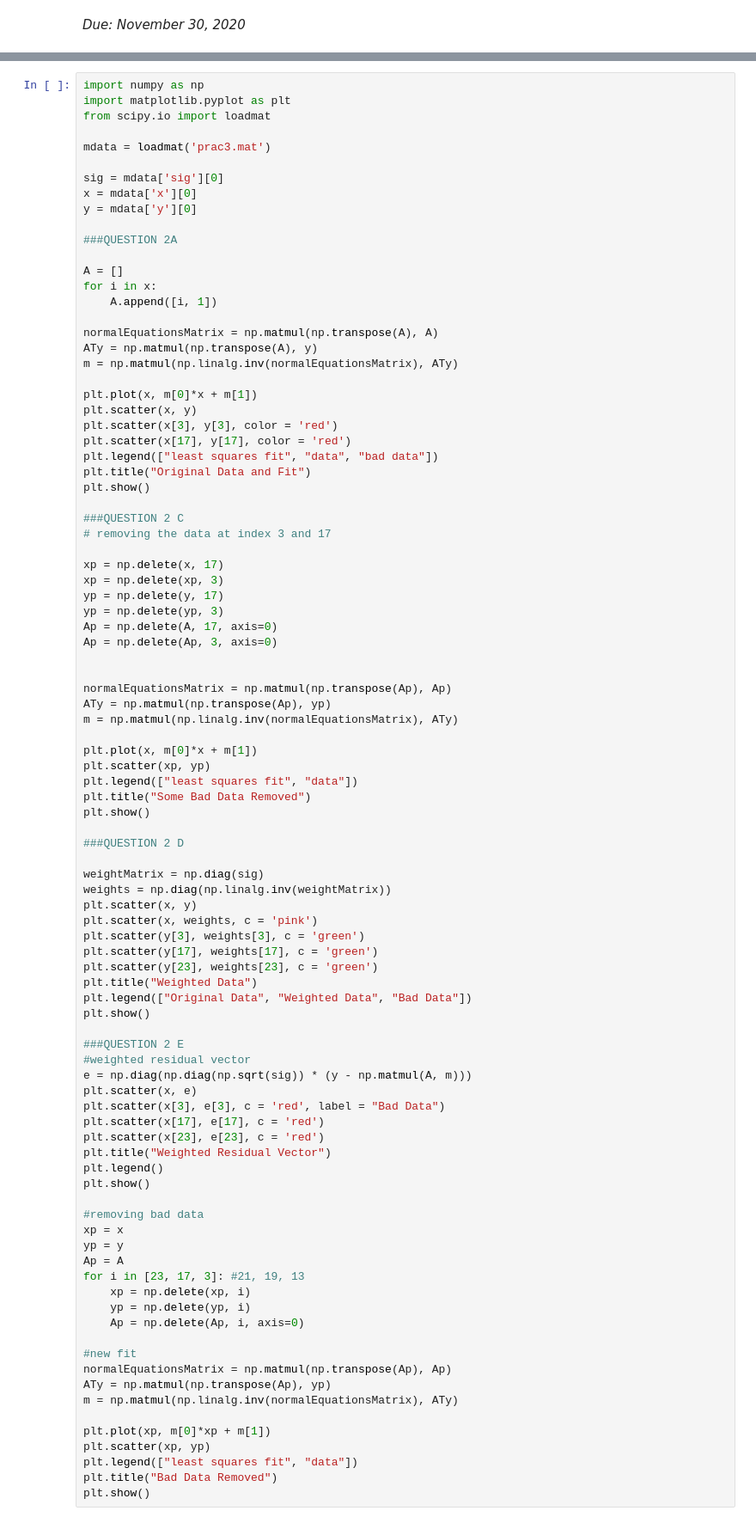
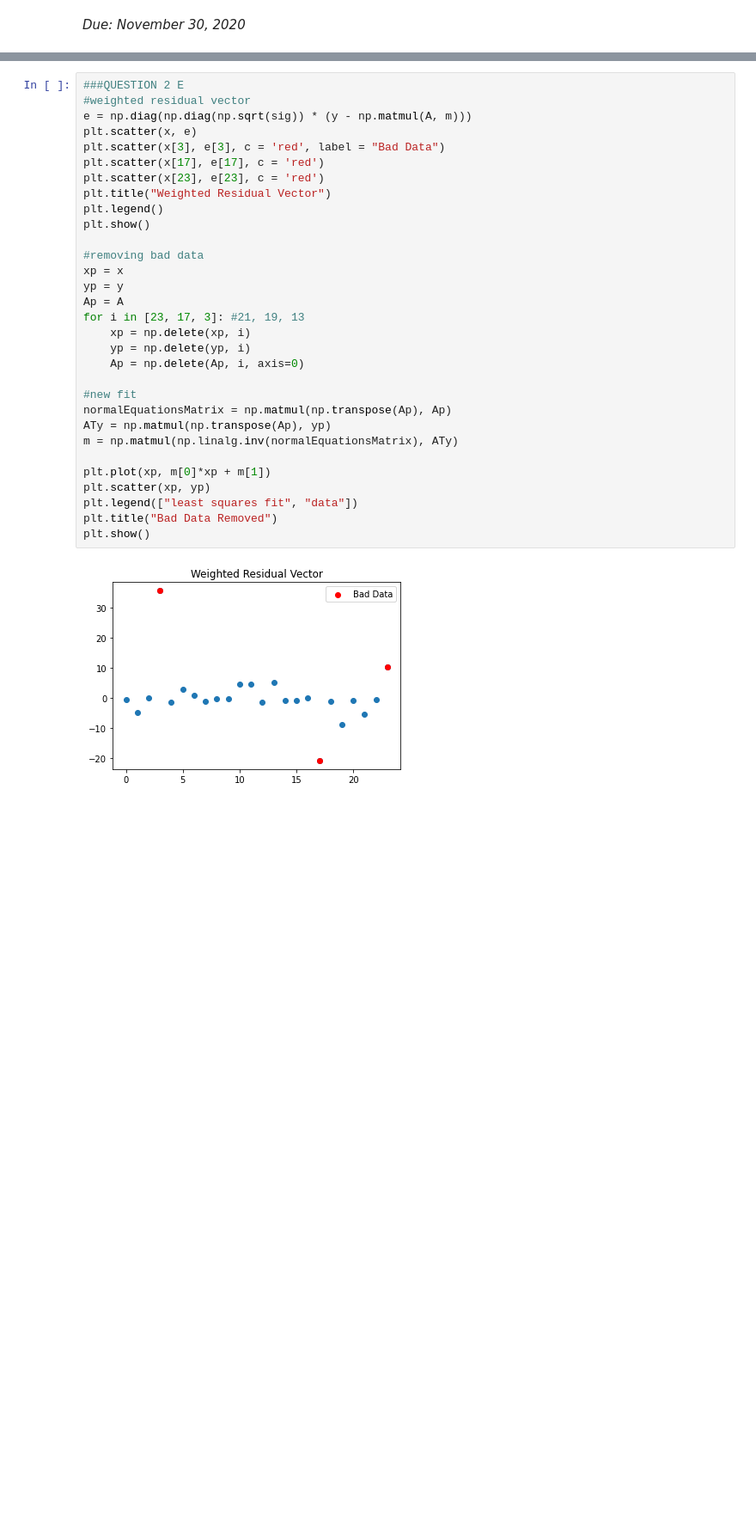
Before and after one commit to phaustin/EOSC354, a Jupyter notebook: Assignment11/Assignment11.ipynb, the cells around one changed output, grey strips where cells are left out. Shown: that part at 86% size. Drawn from its saved outputs; the diff is of its cells as text; blank space fills up the shorter version.

```diff
--- a/Assignment11/Assignment11.ipynb
+++ b/Assignment11/Assignment11.ipynb
@@ -74,93 +155,33 @@ e) Now can you see any bad data? If not, construct the weighted residual vector
 # %%
-import numpy as np
-import matplotlib.pyplot as plt
-from scipy.io import loadmat
-
-mdata = loadmat('prac3.mat')
-
-sig = mdata['sig'][0]
-x = mdata['x'][0]
-y = mdata['y'][0]
-
-###QUESTION 2A
-
-A = []
-for i in x:
-    A.append([i, 1])
-
-normalEquationsMatrix = np.matmul(np.transpose(A), A)
-ATy = np.matmul(np.transpose(A), y)
-m = np.matmul(np.linalg.inv(normalEquationsMatrix), ATy)
-
-plt.plot(x, m[0]*x + m[1])
-plt.scatter(x, y)
-plt.scatter(x[3], y[3], color = 'red')
-plt.scatter(x[17], y[17], color = 'red')
-plt.legend(["least squares fit", "data", "bad data"])
-plt.title("Original Data and Fit")
-plt.show()
-
-###QUESTION 2 C
-# removing the data at index 3 and 17
-
-xp = np.delete(x, 17)
-xp = np.delete(xp, 3)
-yp = np.delete(y, 17)
-yp = np.delete(yp, 3)
-Ap = np.delete(A, 17, axis=0)
-Ap = np.delete(Ap, 3, axis=0)
-
-
-normalEquationsMatrix = np.matmul(np.transpose(Ap), Ap)
-ATy = np.matmul(np.transpose(Ap), yp)
-m = np.matmul(np.linalg.inv(normalEquationsMatrix), ATy)
-
-plt.plot(x, m[0]*x + m[1])
-plt.scatter(xp, yp)
-plt.legend(["least squares fit", "data"])
-plt.title("Some Bad Data Removed")
-plt.show()
-
-###QUESTION 2 D
-
-weightMatrix = np.diag(sig)
-weights = np.diag(np.linalg.inv(weightMatrix))
-plt.scatter(x, y)
-plt.scatter(x, weights, c = 'pink')
-plt.scatter(y[3], weights[3], c = 'green')
-plt.scatter(y[17], weights[17], c = 'green')
-plt.scatter(y[23], weights[23], c = 'green')
-plt.title("Weighted Data")
-plt.legend(["Original Data", "Weighted Data", "Bad Data"])
-plt.show()
-
 ###QUESTION 2 E
 #weighted residual vector
 e = np.diag(np.diag(np.sqrt(sig)) * (y - np.matmul(A, m)))
 plt.scatter(x, e)
 plt.scatter(x[3], e[3], c = 'red', label = "Bad Data")
 plt.scatter(x[17], e[17], c = 'red')
 plt.scatter(x[23], e[23], c = 'red')
 plt.title("Weighted Residual Vector")
 plt.legend()
 plt.show()
 
 #removing bad data
 xp = x
 yp = y
 Ap = A
 for i in [23, 17, 3]: #21, 19, 13
     xp = np.delete(xp, i)
     yp = np.delete(yp, i)
     Ap = np.delete(Ap, i, axis=0)
 
 #new fit
 normalEquationsMatrix = np.matmul(np.transpose(Ap), Ap)
 ATy = np.matmul(np.transpose(Ap), yp)
 m = np.matmul(np.linalg.inv(normalEquationsMatrix), ATy)
 
 plt.plot(xp, m[0]*xp + m[1])
 plt.scatter(xp, yp)
 plt.legend(["least squares fit", "data"])
 plt.title("Bad Data Removed")
 plt.show()
+# %% [output]
+[figure, added]
```
Also changed, not shown: parts of 13 cells of this notebook, 10 other files.
